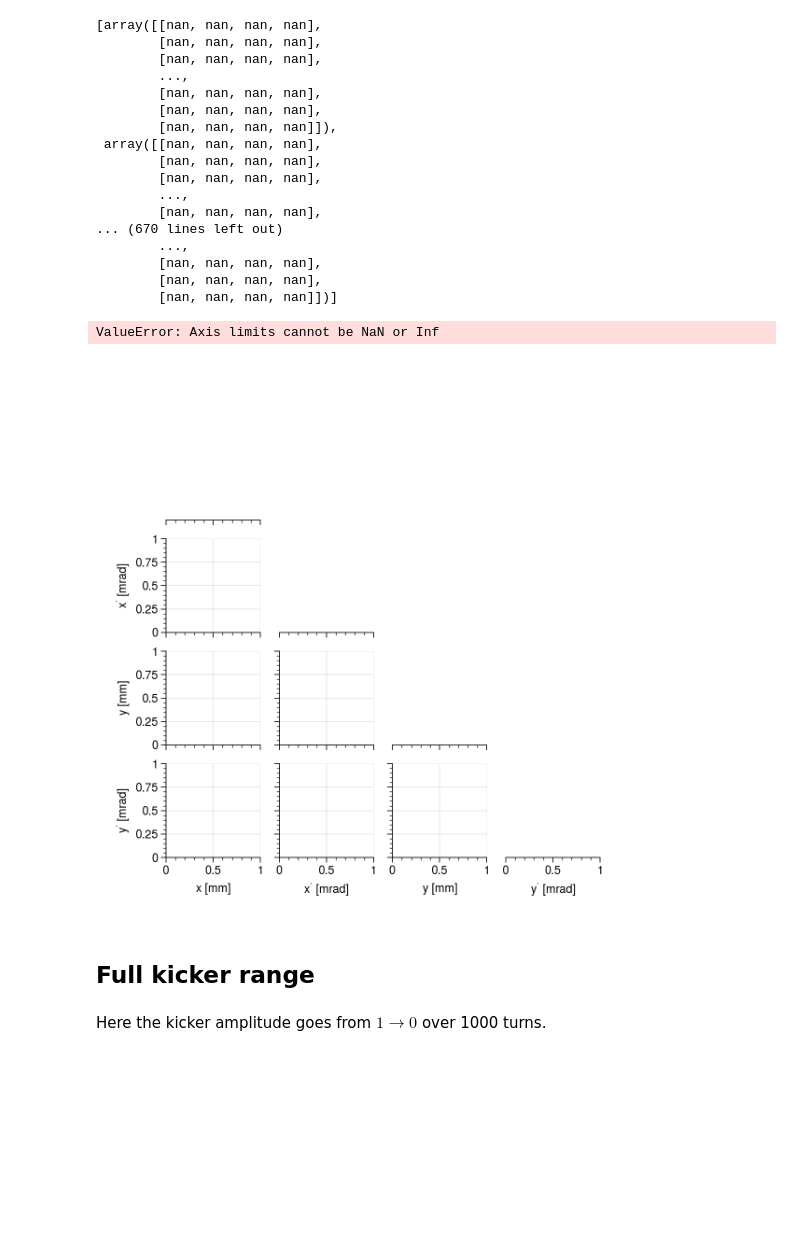
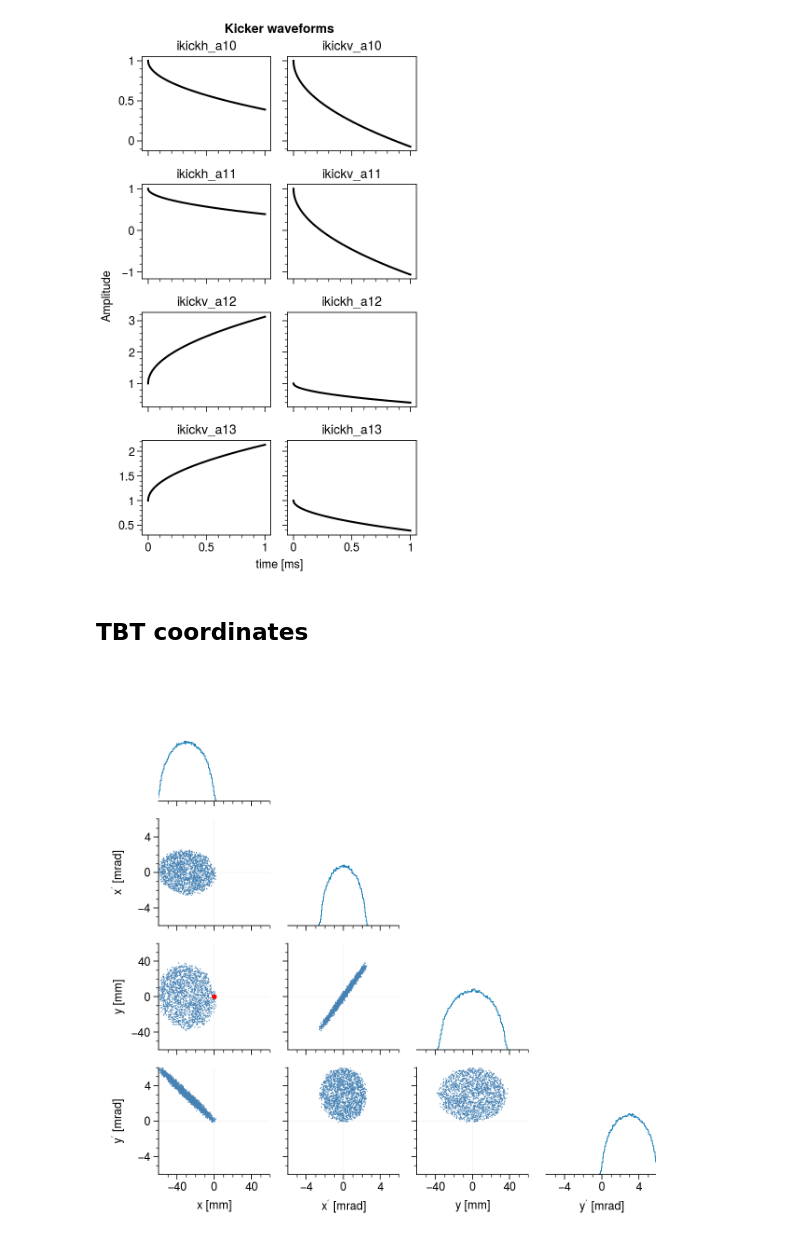
Before and after one commit to austin-hoover/accphys-tools, a Jupyter notebook: pyorbit/injection/analysis.ipynb, the cells around one changed output. Drawn from its saved outputs; the diff is of its cells as text; code cells hidden in the pictures; blank space fills up the shorter version.

```diff
--- a/pyorbit/injection/analysis.ipynb
+++ b/pyorbit/injection/analysis.ipynb
@@ -21,0 +47,17 @@ Here the kicker amplitude goes from $1 \rightarrow 0.58$ over 1000 turns.
+# %%
+kicker_angles_t0 = np.loadtxt('_output/data/kicker_angles_t0.dat')
+kicker_angles_t1 = np.loadtxt('_output/data/kicker_angles_t1.dat')
+kicker_names = ['ikickh_a10', 'ikickv_a10', 'ikickh_a11', 'ikickv_a11',
+                'ikickv_a12', 'ikickh_a12', 'ikickv_a13', 'ikickh_a13']
+# %%
+def waveform(t, k0, k1):
+    return k0 - (k0 - k1)*np.sqrt(t)
+
+t = np.linspace(0, 1, 1000)
+
+fig, axes = plot.subplots(nrows=4, ncols=2, figsize=(3.5, 6))
+for k0, k1, name, ax in zip(kicker_angles_t0, kicker_angles_t1, kicker_names, axes):
+    ax.plot(t, 1000 * waveform(t, k0, k1), c='k')
+    ax.format(title=name)
+axes.format(ylabel='Amplitude', suptitle='Kicker angles', xlabel='time [ms]')
+plt.savefig('_output/figures/kicker_angles.png', facecolor='w', dpi=500)
@@ -22,2 +66,13 @@ Here the kicker amplitude goes from $1 \rightarrow 0.58$ over 1000 turns.
+# %%
+fig, axes = plot.subplots(nrows=4, ncols=2, figsize=(3.5, 6))
+for k0, k1, name, ax in zip(kicker_angles_t0, kicker_angles_t1, kicker_names, axes):
+    ax.plot(t, waveform(t, 1.0, k1/k0), c='k')
+    ax.format(title=name)
+axes.format(ylabel='Amplitude', suptitle='Kicker waveforms', xlabel='time [ms]')
+plt.savefig('_output/figures/kicker_waveforms.png', facecolor='w', dpi=500)
+# %% [output]
+[figure, added]
+# %% [markdown]
+## TBT coordinates
 # %%
 files = utils.list_files('_output/data/')
@@ -28,25 +90,0 @@ coords = [np.load(file) for file in files][1:]
-# %%
-coords
-# %% [output]
-[array([[nan, nan, nan, nan],
-        [nan, nan, nan, nan],
-        [nan, nan, nan, nan],
-        ...,
-        [nan, nan, nan, nan],
-        [nan, nan, nan, nan],
-        [nan, nan, nan, nan]]),
- array([[nan, nan, nan, nan],
-        [nan, nan, nan, nan],
-        [nan, nan, nan, nan],
-        ...,
-        [nan, nan, nan, nan],
-... (670 lines left out)
-        ...,
-        [nan, nan, nan, nan],
-        [nan, nan, nan, nan],
-        [nan, nan, nan, nan]])]
-# %%
-myplt.corner(coords[-1]);
-# %% [output]
-ValueError: Axis limits cannot be NaN or Inf
-[figure, removed]
@@ -56,4 +90,0 @@ ValueError: Axis limits cannot be NaN or Inf
-# %% [markdown]
-## Full kicker range
-# %% [markdown]
-Here the kicker amplitude goes from $1 \rightarrow 0$ over 1000 turns.
@@ -70,0 +91,12 @@ Here the kicker amplitude goes from $1 \rightarrow 0$ over 1000 turns.
+# %%
+limits = (60, 6)
+axes = myplt.corner(coords_foil_frame[-1], limits=limits)
+
+axes[2, 0].scatter(0, 0, c='r', s=10, zorder=99);
+for i in range(1, 4):
+    for j in range(i):
+        axes[i, j].axvline(0, c='k', lw=0.75, alpha=0.04, zorder=0)
+        axes[i, j].axhline(0, c='k', lw=0.75, alpha=0.04, zorder=0)
+plt.savefig('_output/figures/corner.png', facecolor='w', dpi=300)
+# %% [output]
+[figure, added]
```
Also changed, not shown: parts of 18 cells of this notebook, 7 other files.
